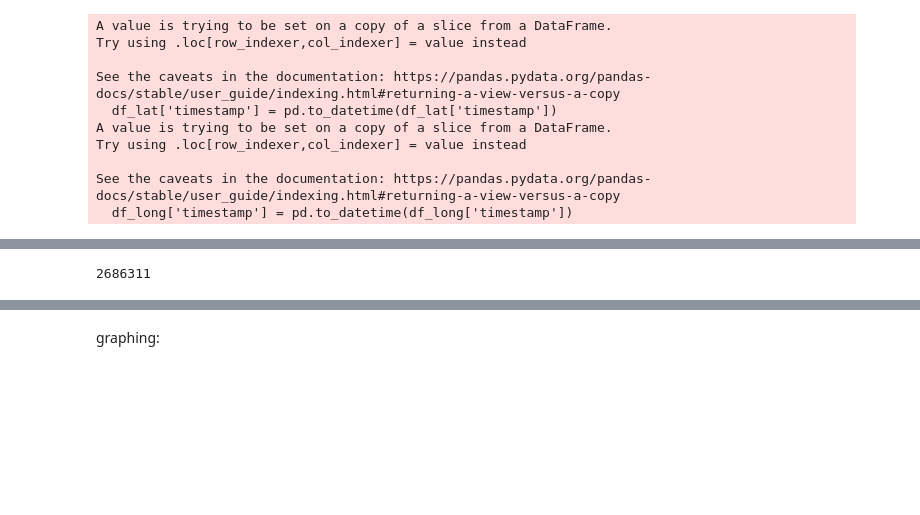
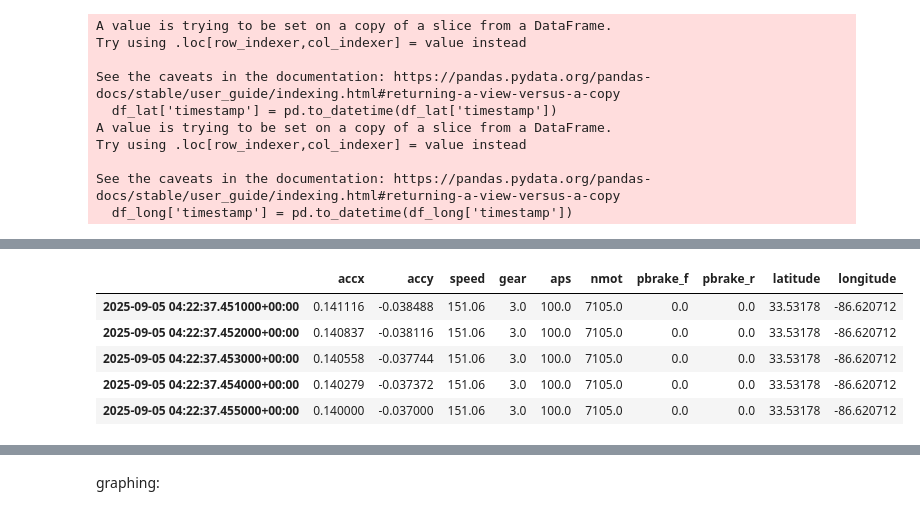
Before and after one commit to UBC-Solar/hack_the_track, a Jupyter notebook: backend/telemetry/car2.ipynb, the cells around one changed output, grey strips where cells are left out. Drawn from its saved outputs; the diff is of its cells as text; code cells hidden in the pictures; blank space fills up the shorter version.

```diff
--- a/backend/telemetry/car2.ipynb
+++ b/backend/telemetry/car2.ipynb
@@ -110,0 +304,9 @@ df_accx_in.head()
+# %%
+final_dfs_all_cars[7].tail()
+# %% [output]
+|  | accx | accy | speed | gear | aps | nmot | pbrake_f | pbrake_r | latitude | longitude |
+| 2025-09-05 04:22:37.451000+00:00 | 0.141116 | -0.038488 | 151.06 | 3.0 | 100.0 | 7105.0 | 0.0 | 0.0 | 33.53178 | -86.620712 |
+| 2025-09-05 04:22:37.452000+00:00 | 0.140837 | -0.038116 | 151.06 | 3.0 | 100.0 | 7105.0 | 0.0 | 0.0 | 33.53178 | -86.620712 |
+| 2025-09-05 04:22:37.453000+00:00 | 0.140558 | -0.037744 | 151.06 | 3.0 | 100.0 | 7105.0 | 0.0 | 0.0 | 33.53178 | -86.620712 |
+| 2025-09-05 04:22:37.454000+00:00 | 0.140279 | -0.037372 | 151.06 | 3.0 | 100.0 | 7105.0 | 0.0 | 0.0 | 33.53178 | -86.620712 |
+| 2025-09-05 04:22:37.455000+00:00 | 0.140000 | -0.037000 | 151.06 | 3.0 | 100.0 | 7105.0 | 0.0 | 0.0 | 33.53178 | -86.620712 |
@@ -118,4 +316,0 @@ df_long_interp = resample(df_long, common_index)
-# %%
-len(df_lat_interp)
-# %% [output]
-2686311
```
Also changed, not shown: parts of 62 cells of this notebook, 1 other file.
